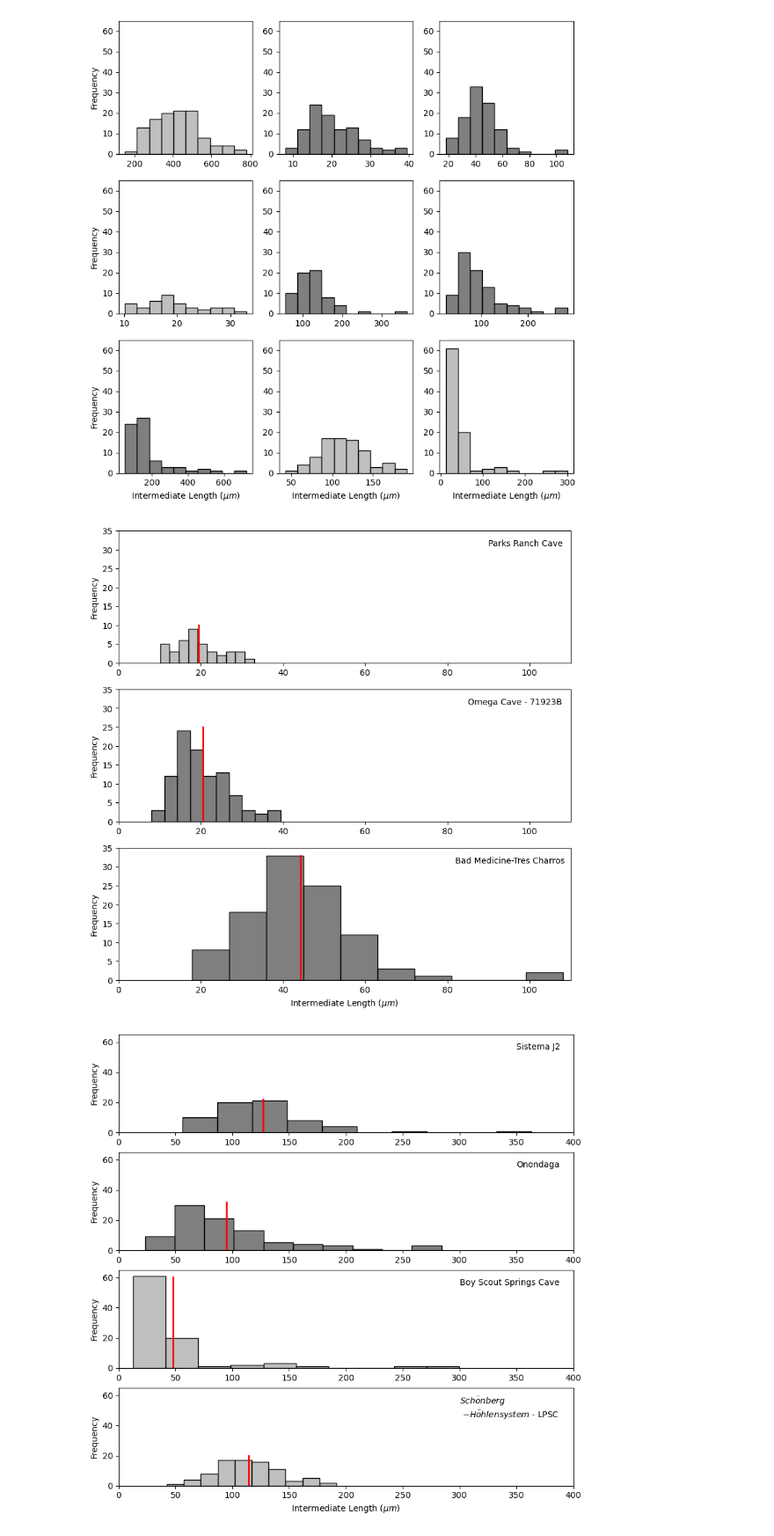
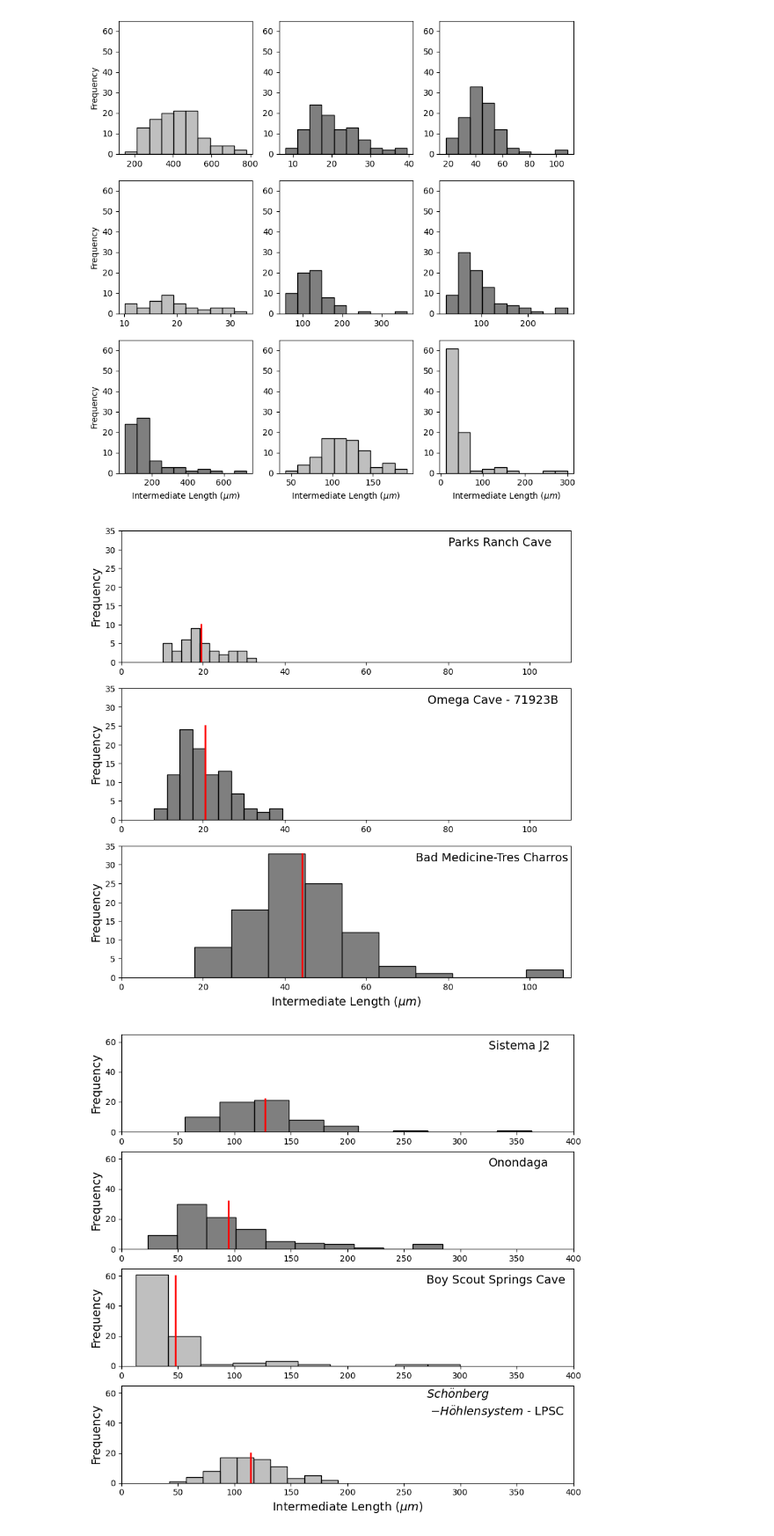
Before and after one commit to ethanoleson/Scallop_code, a Jupyter notebook: grain_size/grain_size.ipynb, the cells around one changed output. Shown at 88% size. Cells and saved outputs as stored; diff of their text form; code cells hidden in the pictures.

Commit message:
fixed font size

```diff
--- a/grain_size/grain_size.ipynb
+++ b/grain_size/grain_size.ipynb
@@ -219,77 +219,77 @@ fig, axes =plt.subplots(3,1, figsize =(9.75, 9.75))
 #Parks Ranch
 sns.histplot(prc, x = prc['Height (µm)'], bins = 10, color = 'gray', alpha  = 0.5, ax = axes[0])
 axes[0].plot([prc_mean, prc_mean], [0,10], linewidth = 2, color = 'red', label = 'mean size')
-axes[0].set_ylabel('Frequency')
+axes[0].set_ylabel('Frequency', fontsize = 14)
 axes[0].set_xlabel('')
 axes[0].set_ylim(0,35)
 axes[0].set_xlim(0,110)
-axes[0].text(90, 31, 'Parks Ranch Cave')
+axes[0].text(80, 31, 'Parks Ranch Cave', fontsize = 14)
 
 sns.histplot(Omega71923B, x = Omega71923B['Height (µm)'], bins = 10, color= 'black', alpha = 0.5, ax = axes[1])
 axes[1].plot([Omega71923B_mean, Omega71923B_mean], [0,25], linewidth = 2, color = 'red', label = 'mean size')
 axes[1].set_xlabel('')
-axes[1].set_ylabel('Frequency')
+axes[1].set_ylabel('Frequency',fontsize = 14)
 axes[1].set_ylim(0,35)
 axes[1].set_xlim(0,110)
-axes[1].text(85, 31, 'Omega Cave - 71923B')
+axes[1].text(75, 31, 'Omega Cave - 71923B', fontsize = 14)
 
 sns.histplot(BMTC80823A, x = BMTC80823A['Height (µm)'], bins = 10, color = 'black', alpha = 0.5, ax = axes [2])
 axes[2].plot([BMTC80823A_mean, BMTC80823A_mean], [0,33], linewidth = 2, color = 'red', label = 'mean size')
-axes[2].set_xlabel('Intermediate Length ($\mu m$)')
-axes[2].set_ylabel('Frequency')
+axes[2].set_xlabel('Intermediate Length ($\mu m$)', fontsize = 14)
+axes[2].set_ylabel('Frequency',fontsize = 14)
 axes[2].set_ylim(0,35)
 axes[2].set_xlim(0,110)
-axes[2].text(82, 31, 'Bad Medicine-Tres Charros')
+axes[2].text(72, 31, 'Bad Medicine-Tres Charros', fontsize = 14)
 
-#plt.savefig('allochem_sizes_plate_1.png', dpi =600)
+plt.savefig('allochem_sizes_plate_1.png', dpi =600)
 
 plt.show()
 # %% [output]
-[figure, old version]
+[figure, new version]
 # %%
 fig, axes =plt.subplots(4,1, figsize =(9.75, 9.75))
 
 #J2
 sns.histplot(j2, x = j2['Height (µm)'], bins = 10, color = 'black', alpha = 0.5, ax = axes[0])
 axes[0].set_xlabel('')
 axes[0].plot([j2_mean, j2_mean], [0,22], linewidth = 2, color = 'red', label = 'mean size')
-axes[0].set_ylabel('Frequency')
+axes[0].set_ylabel('Frequency', fontsize = 14)
 axes[0].set_ylim(0,65)
 axes[0].set_xlim(0,400)
-axes[0].text(350, 55, 'Sistema J2')
+axes[0].text(325, 55, 'Sistema J2', fontsize = 14)
 
 #Onondaga
 sns.histplot(onon83123A, x = onon83123A['Height (µm)'], bins = 10, color = 'black', alpha = 0.5, ax = axes[1])
 axes[1].set_xlabel('')
 axes[1].plot([onon83123A_mean, onon83123A_mean], [0,32], linewidth = 2, color = 'red', label = 'mean size')
-axes[1].set_ylabel('Frequency')
+axes[1].set_ylabel('Frequency', fontsize = 14)
 axes[1].set_ylim(0,65)
 axes[1].set_xlim(0,400)
-axes[1].text(350, 55, 'Onondaga')
+axes[1].text(325, 55, 'Onondaga', fontsize = 14)
 
 #Boy Scout Springs
 sns.histplot(Bss90423A, x = Bss90423A['Height (µm)'], bins = 10, color= 'gray', alpha = 0.5, ax = axes[2])
 axes[2].plot([Bss90423A_mean, Bss90423A_mean], [0,60], linewidth = 2, color = 'red', label = 'mean size')
-axes[2].set_ylabel('Frequency')
+axes[2].set_ylabel('Frequency', fontsize = 14)
 axes[2].set_xlabel('')
 axes[2].set_ylim(0,65)
 axes[2].set_xlim(0,400)
-axes[2].text(300, 55, 'Boy Scout Springs Cave')
+axes[2].text(270, 55, 'Boy Scout Springs Cave', fontsize = 14)
 
 #SH - Scalloped
 sns.histplot(lpsc, x= lpsc['Height (µm)'], bins = 10, color= 'gray', alpha = 0.5, ax = axes[3])
 axes[3].plot([lpsc_mean, lpsc_mean], [0,20], linewidth = 2, color = 'red', label = 'mean size')
-axes[3].set_ylabel('Frequency')
-axes[3].set_xlabel('Intermediate Length ($\mu m$)')
+axes[3].set_ylabel('Frequency', fontsize = 14)
+axes[3].set_xlabel('Intermediate Length ($\mu m$)', fontsize = 14)
 axes[3].set_ylim(0,65)
 axes[3].set_xlim(0,400)
-axes[3].text(300, 45, '$ Sch \ddot{o} nberg$ \n $-H \ddot{o}hlensystem$ - LPSC')
+axes[3].text(270, 45, '$ Sch \ddot{o} nberg$ \n $-H \ddot{o}hlensystem$ - LPSC', fontsize = 14)
 
-#plt.savefig('allochem_sizes_plate_2.png', dpi =600)
+plt.savefig('allochem_sizes_plate_2.png', dpi =600)
 
 plt.show()
 # %% [output]
-[figure, old version]
+[figure, new version]
 # %%
 fig, axes =plt.subplots(2,1, figsize =(9.75, 6.75))
 
```
Also changed, not shown: parts of 2 cells of this notebook, 4 other files.
